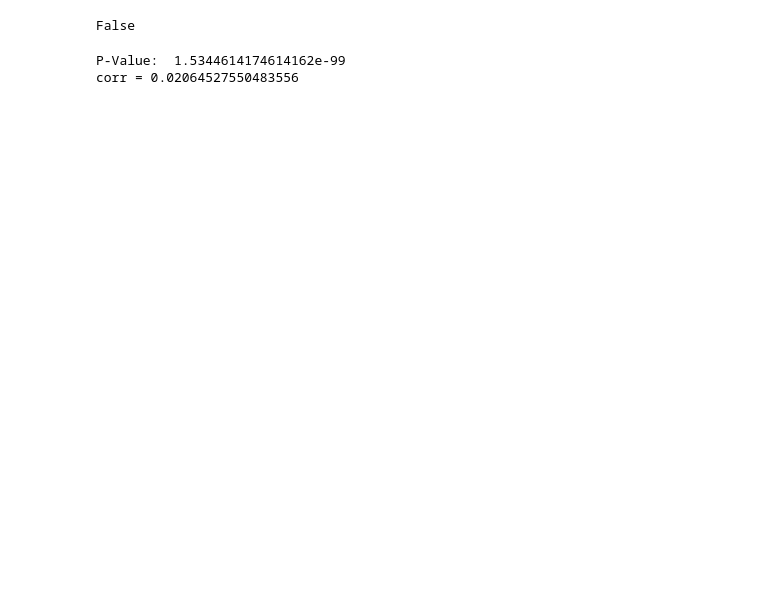
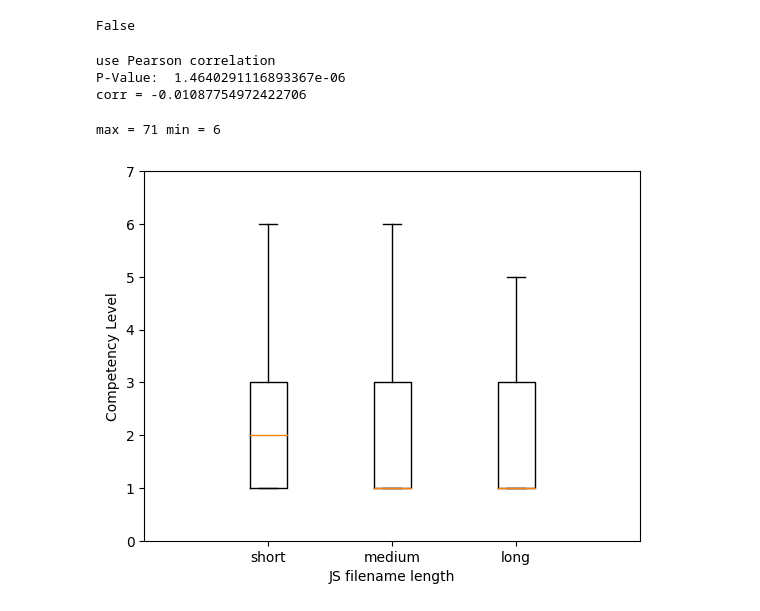
Before and after one commit to MUICT-SERU/SP2022-HelloIT-jscefr, a Jupyter notebook: statistical-test/correlation.ipynb, the cells around one changed output. Drawn from its saved outputs; the diff is of its cells as text; code cells hidden in the pictures; blank space fills up the shorter version.

Commit message:
[fix]: data prep

```diff
--- a/statistical-test/correlation.ipynb
+++ b/statistical-test/correlation.ipynb
@@ -5,9 +10,9 @@ from scipy import stats
 # %%
-f = open('../report_generators/processed_data/react/LENGTH/dim_x.json')
+f = open('../report_generators/processed_data/packages/LENGTH/dim_x.json')
 dataset_1 = json.loads(f.read())
 f.close()
 
-f = open('../report_generators/processed_data/react/LENGTH/dim_y.json')
+f = open('../report_generators/processed_data/packages/LENGTH/dim_y.json')
 dataset_2 = json.loads(f.read())
 f.close()
 
@@ -36,13 +41,42 @@ False
 # if isMonotonic(dataset_1) and isMonotonic(dataset_2):
 corr, p_val = stats.kendalltau(dataset_1, dataset_2)
 # print("use Spearman correlation")
+# print ("P-Value: ", p_val)
+# print(f'corr = {corr}')
+# else:
+# corr, p_val = stats.spearmanr(dataset_1, dataset_2)
+print("use Pearson correlation")
 print ("P-Value: ", p_val)
 print(f'corr = {corr}')
-# else:
-#     corr, p_val = stats.pearsonr(x = dataset_1, y = dataset_2)
-#     print("use Pearson correlation")
-#     print ("P-Value: ", p_val)
-#     print(f'corr = {corr}')
 # %% [output]
-P-Value:  1.5344614174614162e-99
-corr = 0.02064527550483556
+use Pearson correlation
+P-Value:  1.4640291116893367e-06
+corr = -0.01087754972422706
+# %%
+LENGTH = len(dataset_1)
+
+print(f'max = {max(dataset_1)} min = {min(dataset_1)}')
+
+arr = [[], [], []]
+
+for i in range(LENGTH):
+    x_val = dataset_1[i]
+    y_val = dataset_2[i]
+    if x_val < 20:
+        arr[0].append(y_val)
+    elif 20 <= x_val < 40:
+        arr[1].append(y_val)
+    elif 40 <= x_val < 60:
+        arr[2].append(y_val)
+
+bars = ['short', 'medium', 'long']
+
+plt.axis([0, 4, 0, 7])
+plt.xlabel('JS filename length')
+plt.ylabel('Competency Level')
+
+plt.boxplot(arr, labels=bars)
+plt.show()
+# %% [output]
+max = 71 min = 6
+[figure, added]
```
Also changed, not shown: parts of 4 cells of this notebook, 2 other files.
